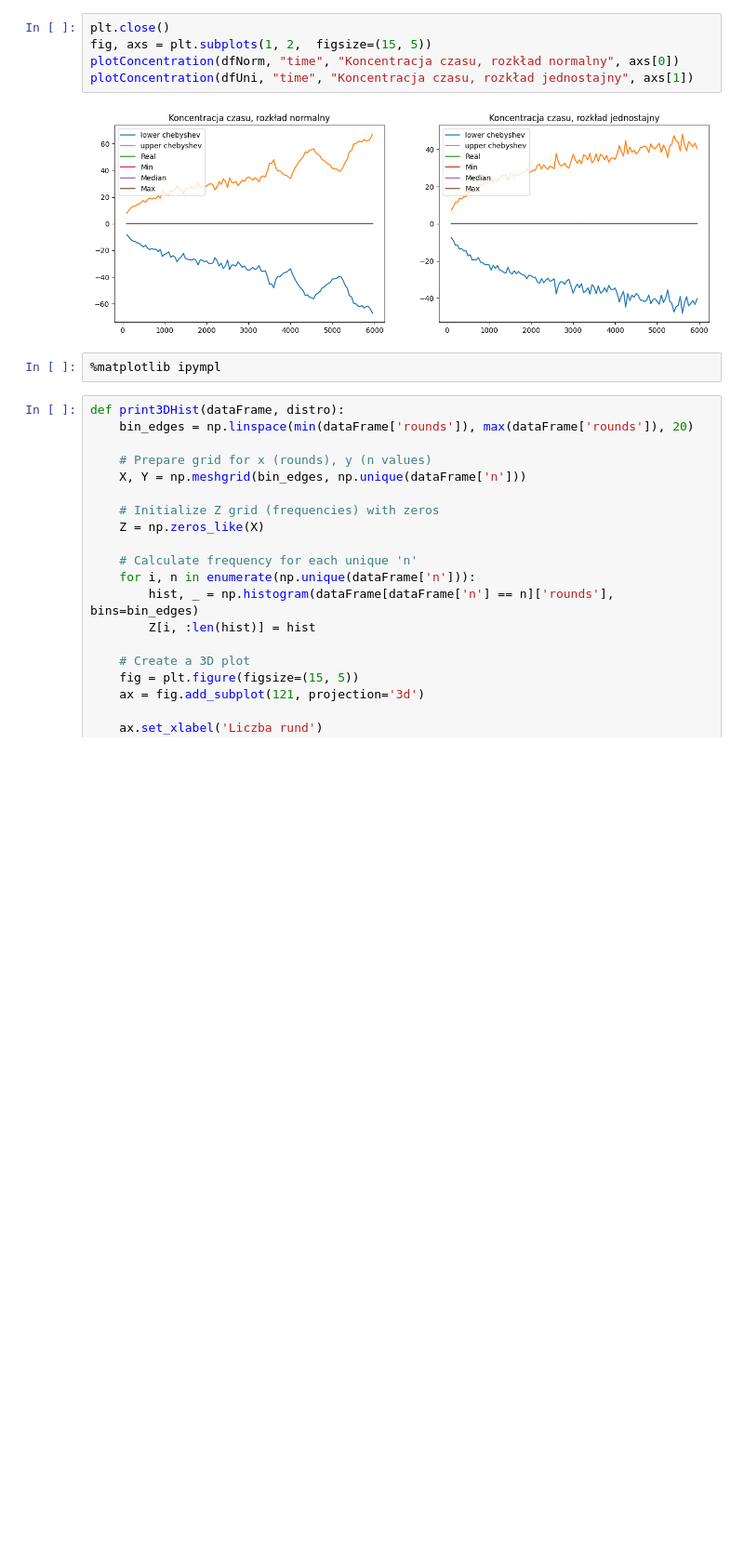
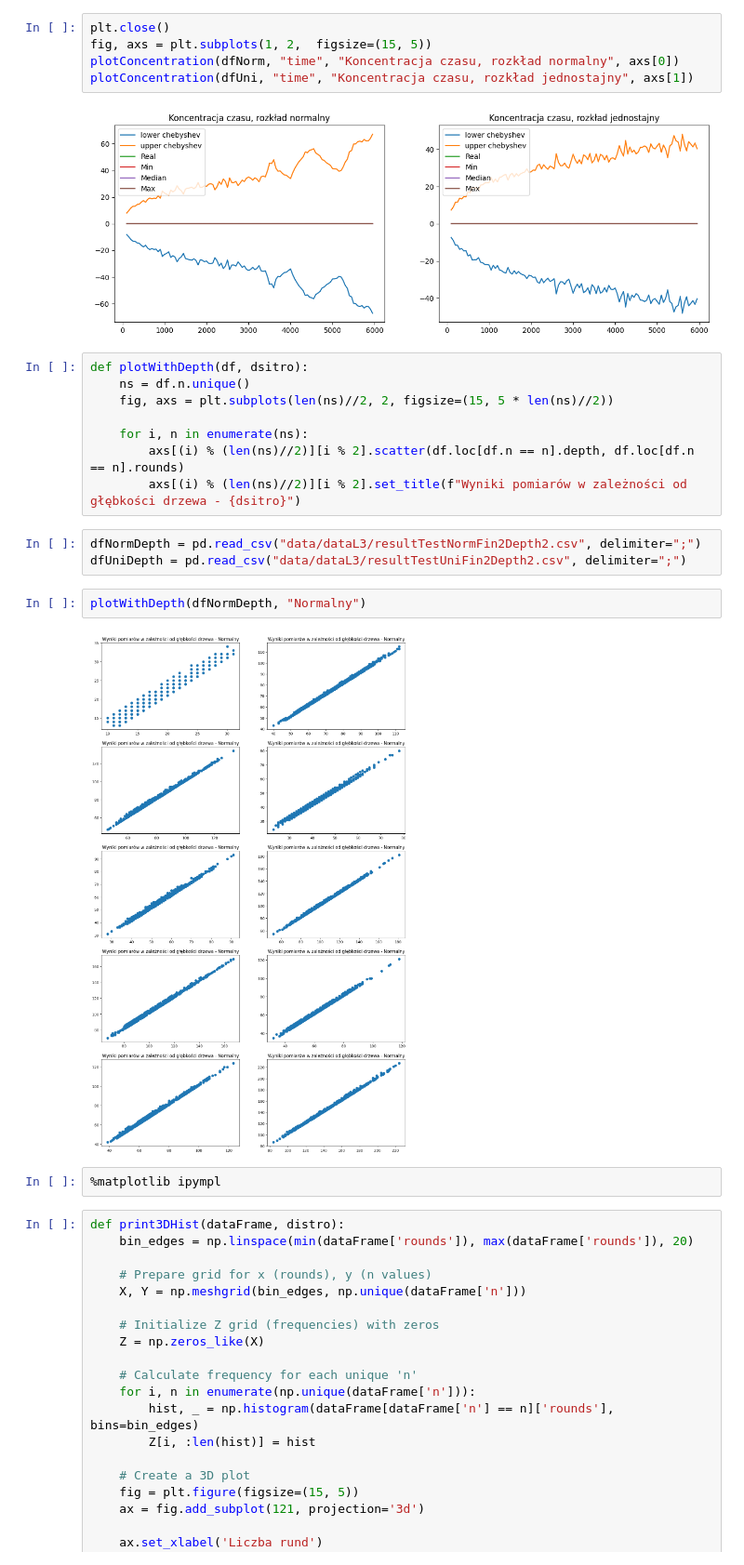
Before and after one commit to AdamChojnackiDrkHml/MPA_L2, a Jupyter notebook: LAB3.ipynb, the cells around one changed output. Shown at 93% size. Saved outputs shown, nothing was run; the diff lists cells and outputs as text; blank space fills up the shorter version.

```diff
--- a/LAB3.ipynb
+++ b/LAB3.ipynb
@@ -83,6 +83,21 @@ plotConcentration(dfNorm, "time", "Koncentracja czasu, rozkład normalny", axs[0
 plotConcentration(dfUni, "time", "Koncentracja czasu, rozkład jednostajny", axs[1])
 # %% [output]
 [figure]
+# %%
+def plotWithDepth(df, dsitro):
+    ns = df.n.unique()
+    fig, axs = plt.subplots(len(ns)//2, 2, figsize=(15, 5 * len(ns)//2))
+
+    for i, n in enumerate(ns):
+        axs[(i) % (len(ns)//2)][i % 2].scatter(df.loc[df.n == n].depth, df.loc[df.n == n].rounds)
+        axs[(i) % (len(ns)//2)][i % 2].set_title(f"Wyniki pomiarów w zależności od głębkości drzewa - {dsitro}")
+# %%
+dfNormDepth = pd.read_csv("data/dataL3/resultTestNormFin2Depth2.csv", delimiter=";")
+dfUniDepth = pd.read_csv("data/dataL3/resultTestUniFin2Depth2.csv", delimiter=";")
+# %%
+plotWithDepth(dfNormDepth, "Normalny")
+# %% [output]
+[figure, added]
 # %%
 %matplotlib ipympl
 # %%
```
Also changed, not shown: 4 other files.
